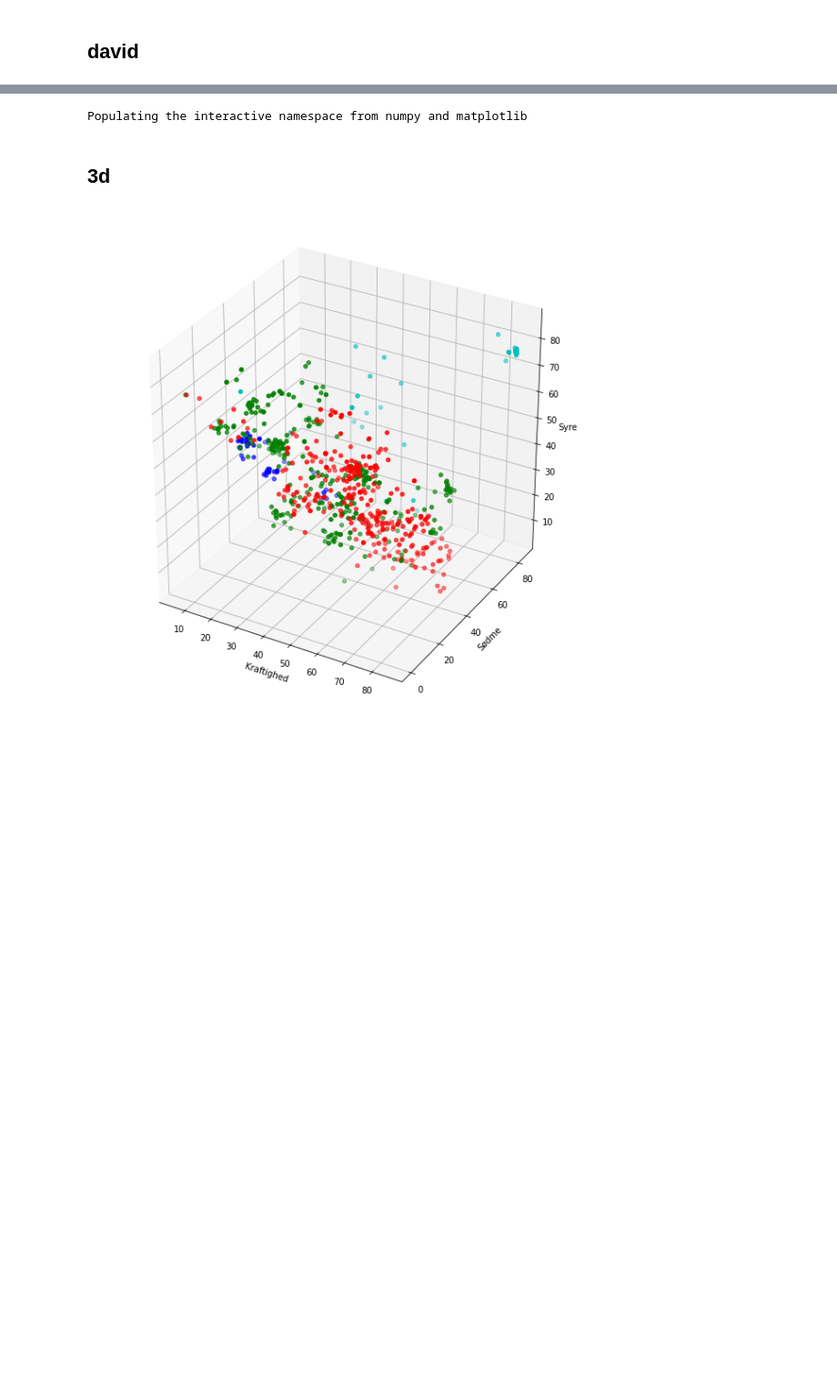
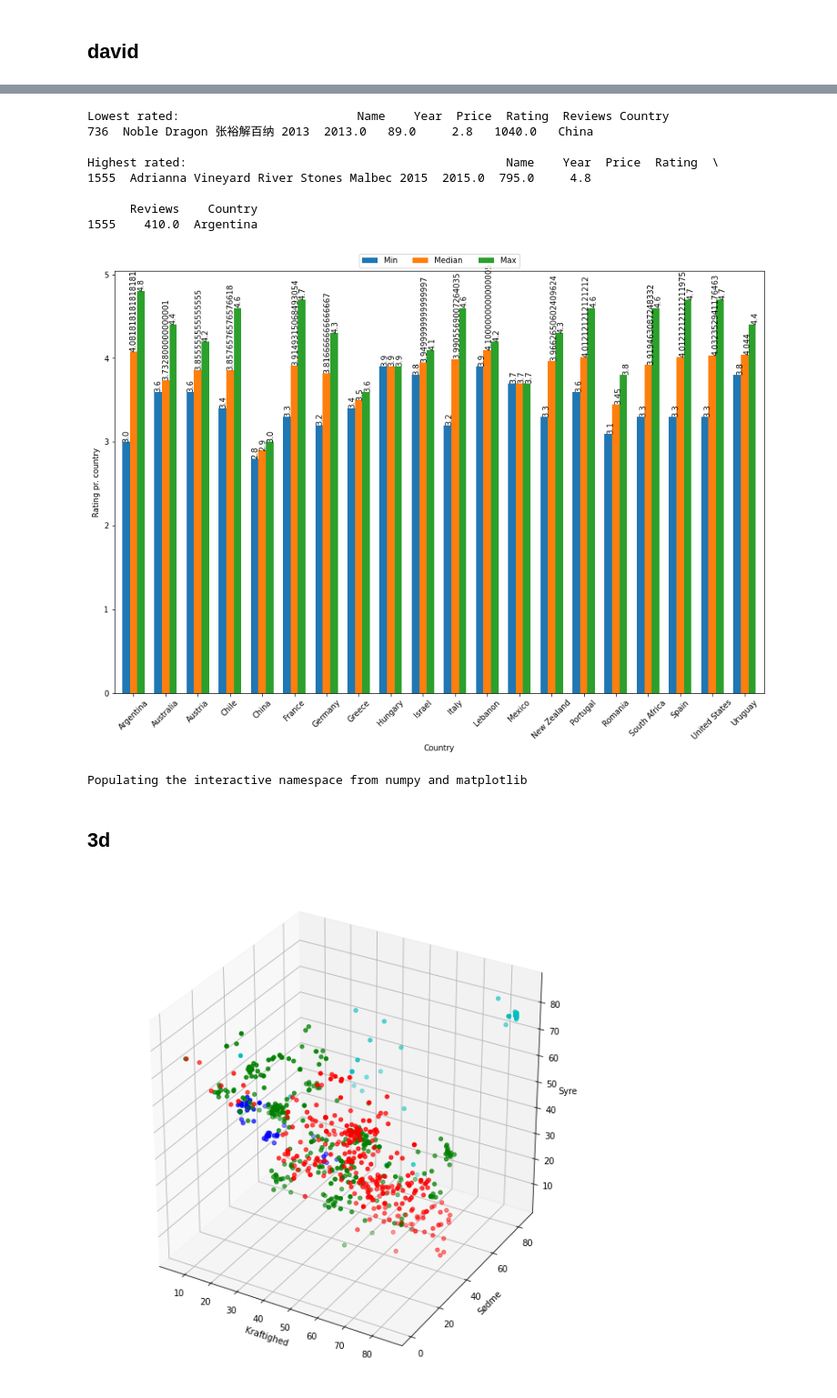
Before and after one commit to MathiasNoeClausen/pythonEksamen, a Jupyter notebook: Project_Main.ipynb, the cells around one changed output, grey strips where cells are left out. Shown at 91% size. Drawn from its saved outputs; the diff is of its cells as text; code cells hidden in the pictures; blank space fills up the shorter version.

```diff
--- a/Project_Main.ipynb
+++ b/Project_Main.ipynb
@@ -28,0 +6,14 @@ from py_files.Plot_rating import plot_rating, describe_df, red_df, white_df, spa
+# %%
+#plot_rating() viser min, median og max ratings på forskellige lande, samt information om lavest/højest rated vine
+df1 = pd.read_csv('vinData.csv')
+plot_rating(df1)
+# %% [output]
+Lowest rated:                         Name    Year  Price  Rating  Reviews Country
+736  Noble Dragon 张裕解百纳 2013  2013.0   89.0     2.8   1040.0   China
+
+Highest rated:                                             Name    Year  Price  Rating  \
+1555  Adrianna Vineyard River Stones Malbec 2015  2015.0  795.0     4.8
+
+      Reviews    Country
+1555    410.0  Argentina
+[figure, added]
```
Also changed, not shown: parts of 2 cells of this notebook, 4 other files.
